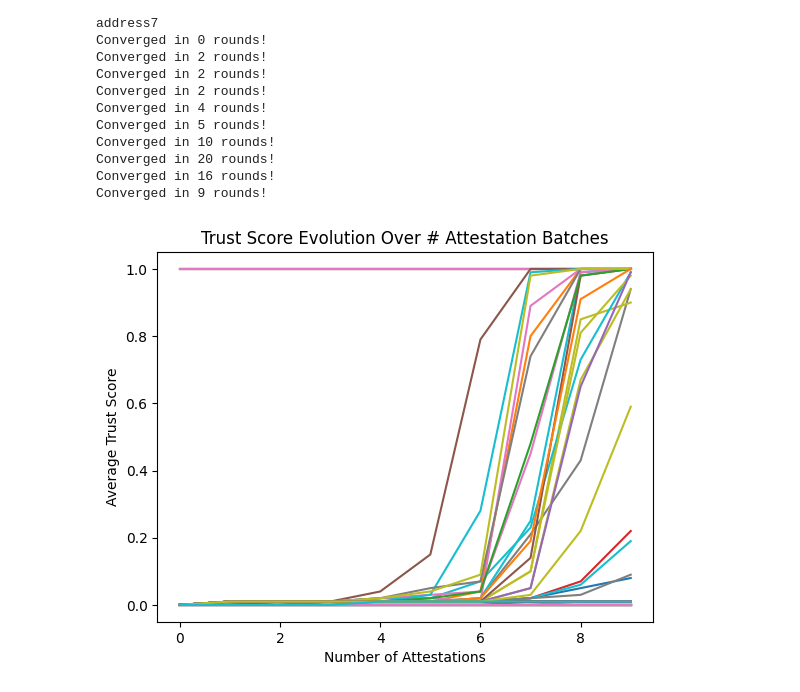
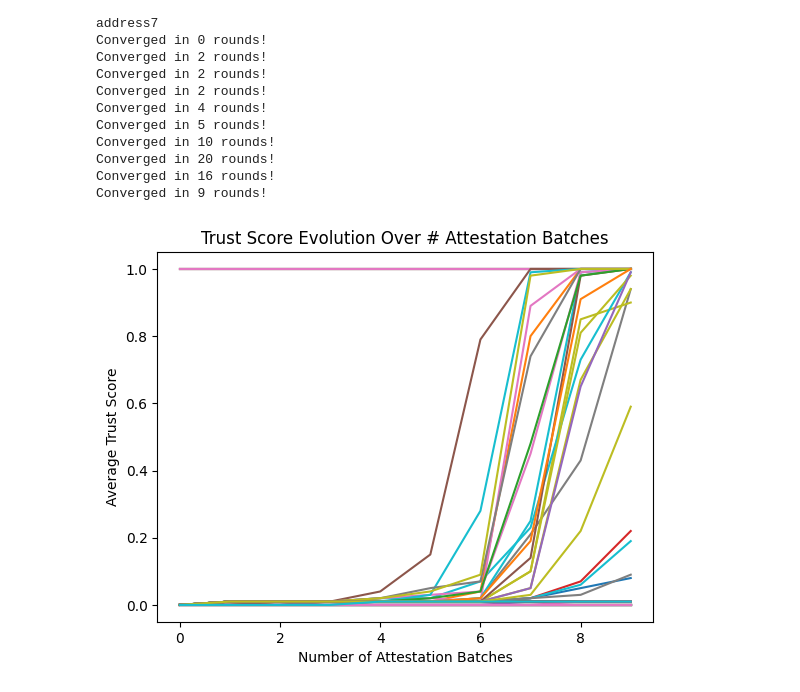
Before and after one commit to HarshilDave1/identityhackathon2023, a Jupyter notebook: main_notebook.ipynb, the cells around one changed output. Saved outputs shown, nothing was run; the diff lists cells and outputs as text; code cells hidden in the pictures.

```diff
--- a/testing_notebook.ipynb
+++ b/main_notebook.ipynb
@@ -139,12 +139,12 @@ Converged in 9 rounds!
 # %%
 # Loop through each address and plot its trust scores
 for address, scores in trust_v_attestations.items():
     plt.plot(scores, label=address)
 
-plt.xlabel('Number of Attestations')
+plt.xlabel('Number of Attestation Batches')
 plt.ylabel('Average Trust Score')
 plt.title('Trust Score Evolution Over # Attestation Batches')
 #plt.legend(loc="upper left", fontsize="small")  # Add a legend to identify each address
 plt.show()
 # %% [output]
-[figure, old version]
+[figure, new version]
```
Also changed, not shown: 3 other files.
